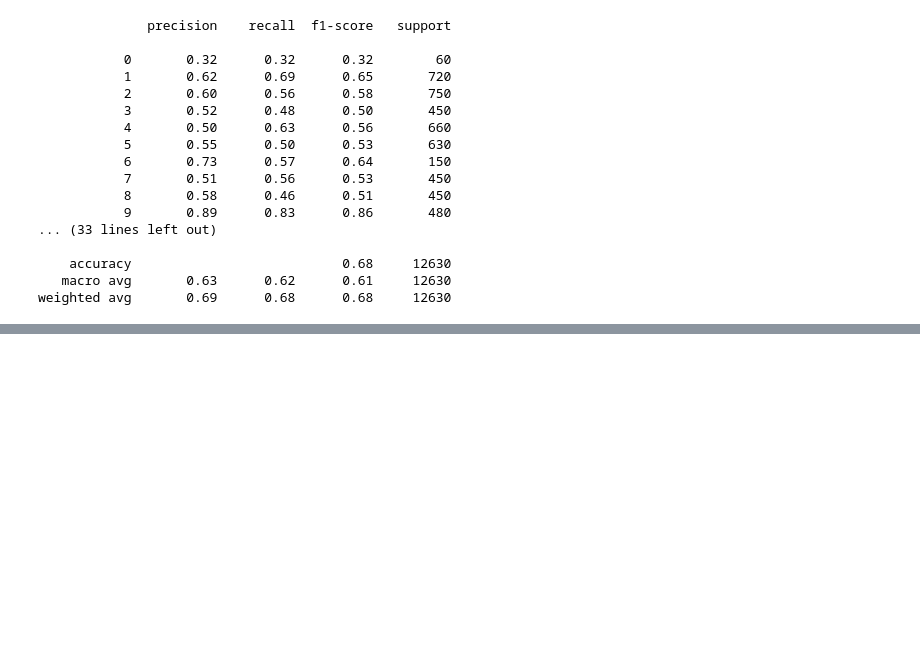
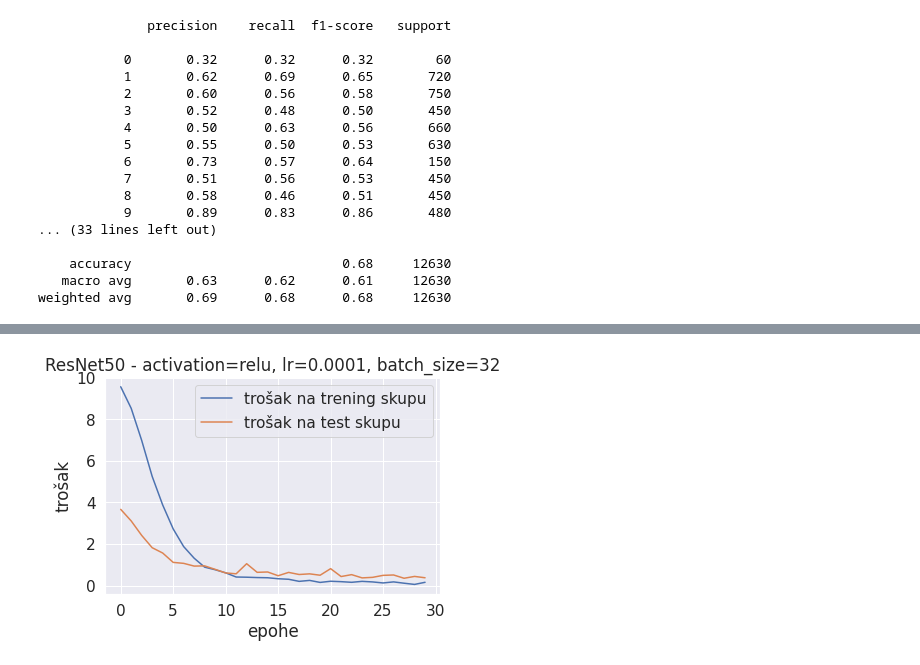
Before and after one commit to DaniloJ97/diplomski, a Jupyter notebook: Rezidualne.ipynb, the cells around one changed output, grey strips where cells are left out. Cells and saved outputs as stored; diff of their text form; code cells hidden in the pictures; blank space fills up the shorter version.

```diff
--- a/Rezidualne.ipynb
+++ b/Rezidualne.ipynb
@@ -1169,0 +1241,19 @@ plt.show()
+# %%
+np.random.seed(1)
+rn.seed(2)
+tf.compat.v1.set_random_seed(3)
+
+resnet52=ResNet52((32,32,3),L)
+
+activation="relu"
+lr=0.0001
+bs=32
+
+resnet52.compile(optimizer=keras.optimizers.Adam(learning_rate=lr),loss=keras.losses.categorical_crossentropy,metrics=["accuracy"])
+
+np.random.seed(1)
+rn.seed(2)
+tf.compat.v1.set_random_seed(3)
+
+history10 = resnet52.fit(slike_train_norm, labele_train_one_hot, batch_size=bs,shuffle=True,
+                    epochs=30, verbose=1, validation_data=(slike_test_norm,labele_test_one_hot),class_weight=tezine)
@@ -1169,0 +1286,13 @@ plt.show()
+# %%
+train_losses10=history10.history["loss"]
+test_losses10=history10.history["val_loss"]
+
+plt.plot(train_losses10,label="trošak na trening skupu")
+plt.plot(test_losses10,label="trošak na test skupu")
+plt.xlabel("epohe")
+plt.ylabel("trošak")
+plt.legend(loc="upper right")
+plt.title("ResNet50 - activation=%s, lr=%.4f, batch_size=%i"%(activation,lr,bs))
+plt.show()
+# %% [output]
+[figure, added]
```
Also changed, not shown: parts of 17 cells of this notebook.
